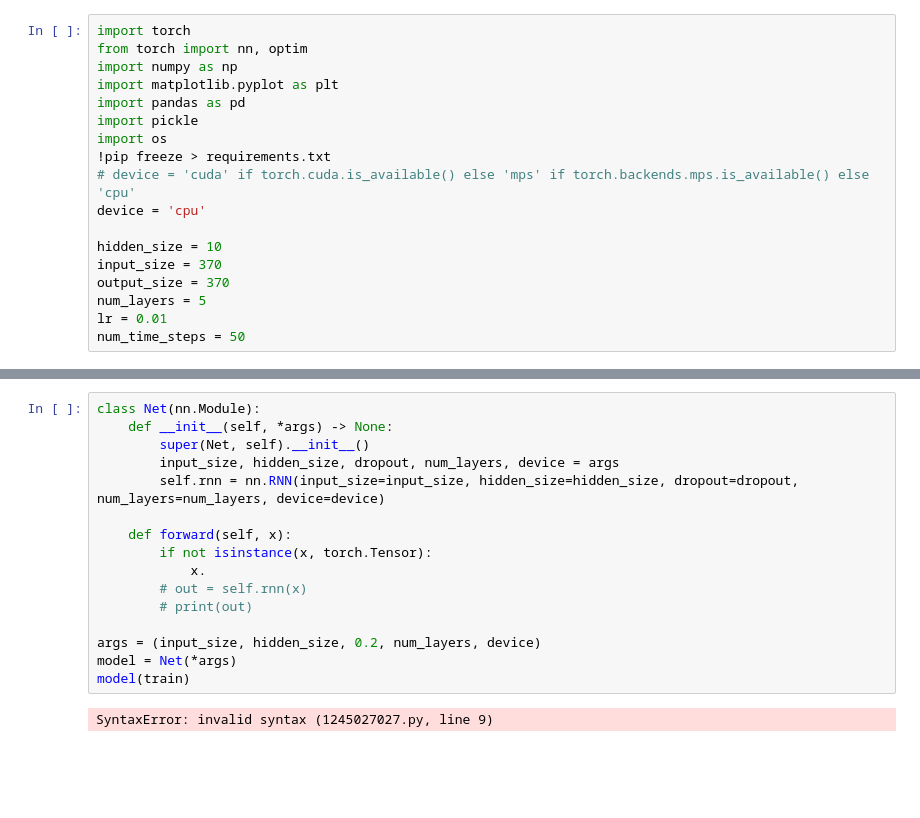
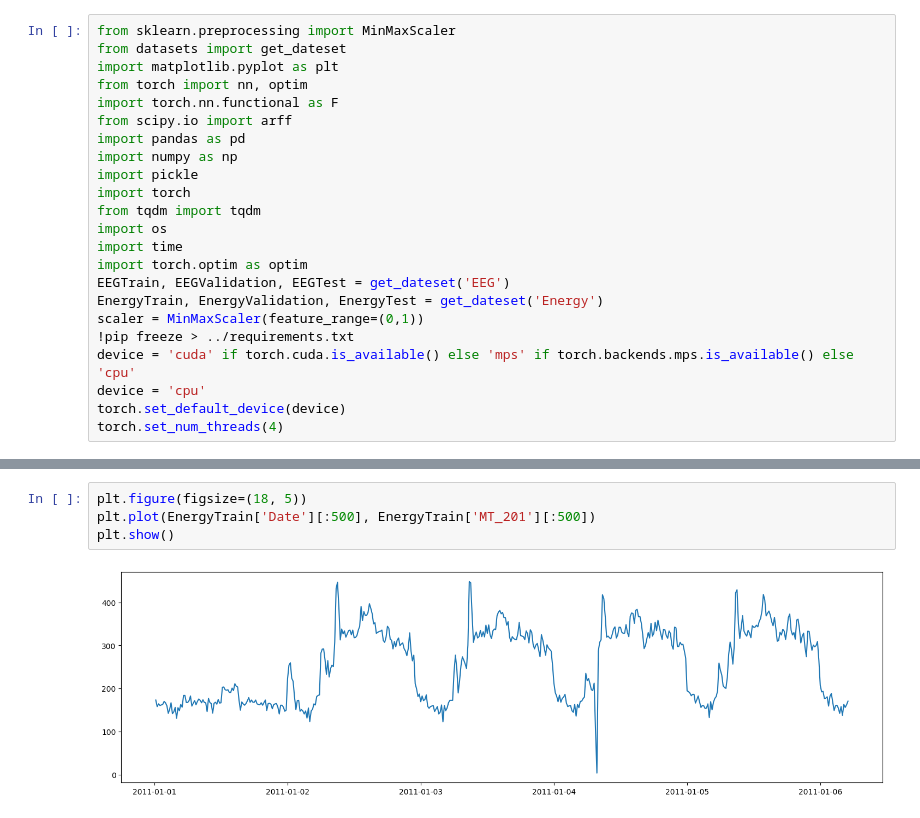
Before and after one commit to PaulMagos/MCS_Thesis, a Jupyter notebook: RNN1/test1.ipynb, the cells around one changed output, grey strips where cells are left out. Drawn from its saved outputs; the diff is of its cells as text; blank space fills up the shorter version.

```diff
--- a/RNN1/test1.ipynb
+++ b/RNN1/test1.ipynb
@@ -1,18 +1,23 @@
 # %%
+from sklearn.preprocessing import MinMaxScaler
+from datasets import get_dateset
+import matplotlib.pyplot as plt
+from torch import nn, optim
+import torch.nn.functional as F
+from scipy.io import arff
+import pandas as pd
+import numpy as np
+import pickle
 import torch
-from torch import nn, optim
-import numpy as np
-import matplotlib.pyplot as plt
-import pandas as pd
-import pickle
+from tqdm import tqdm
 import os
-!pip freeze > requirements.txt
-# device = 'cuda' if torch.cuda.is_available() else 'mps' if torch.backends.mps.is_available() else 'cpu'
+import time
+import torch.optim as optim
+EEGTrain, EEGValidation, EEGTest = get_dateset('EEG')
+EnergyTrain, EnergyValidation, EnergyTest = get_dateset('Energy')
+scaler = MinMaxScaler(feature_range=(0,1))
+!pip freeze > ../requirements.txt
+device = 'cuda' if torch.cuda.is_available() else 'mps' if torch.backends.mps.is_available() else 'cpu'
 device = 'cpu'
-
-hidden_size = 10
-input_size = 370
-output_size = 370
-num_layers = 5
-lr = 0.01
-num_time_steps = 50
+torch.set_default_device(device)
+torch.set_num_threads(4)
@@ -77,18 +26,6 @@ Test Split: 1498
-# %%
-class Net(nn.Module):
-    def __init__(self, *args) -> None:
-        super(Net, self).__init__()
-        input_size, hidden_size, dropout, num_layers, device = args
-        self.rnn = nn.RNN(input_size=input_size, hidden_size=hidden_size, dropout=dropout, num_layers=num_layers, device=device)
-
-    def forward(self, x):
-        if not isinstance(x, torch.Tensor):
-            x.
-        # out = self.rnn(x)
-        # print(out)
-
-args = (input_size, hidden_size, 0.2, num_layers, device)
-model = Net(*args)
-model(train)
-# %% [output]
-SyntaxError: invalid syntax (1245027027.py, line 9)
+# %%
+plt.figure(figsize=(18, 5))
+plt.plot(EnergyTrain['Date'][:500], EnergyTrain['MT_201'][:500])
+plt.show()
+# %% [output]
+[figure, added]
```
Also changed, not shown: parts of 8 cells of this notebook, 8 other files.
